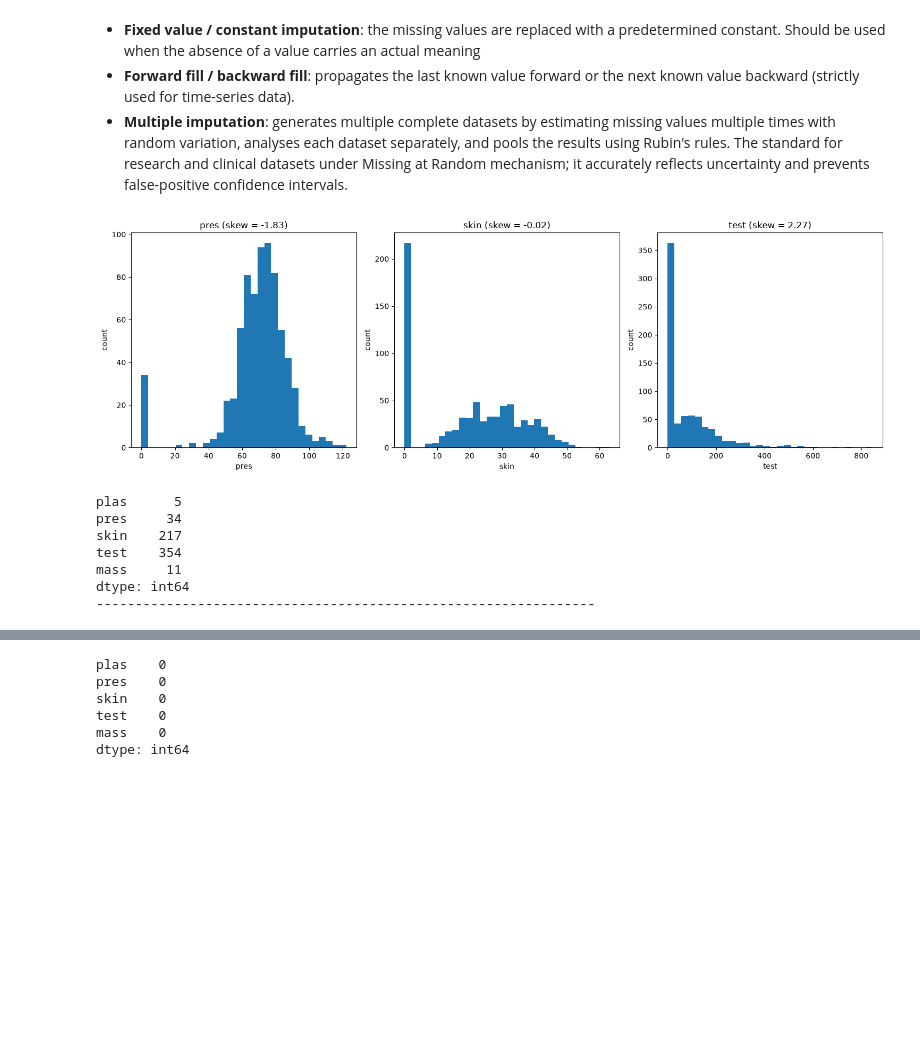
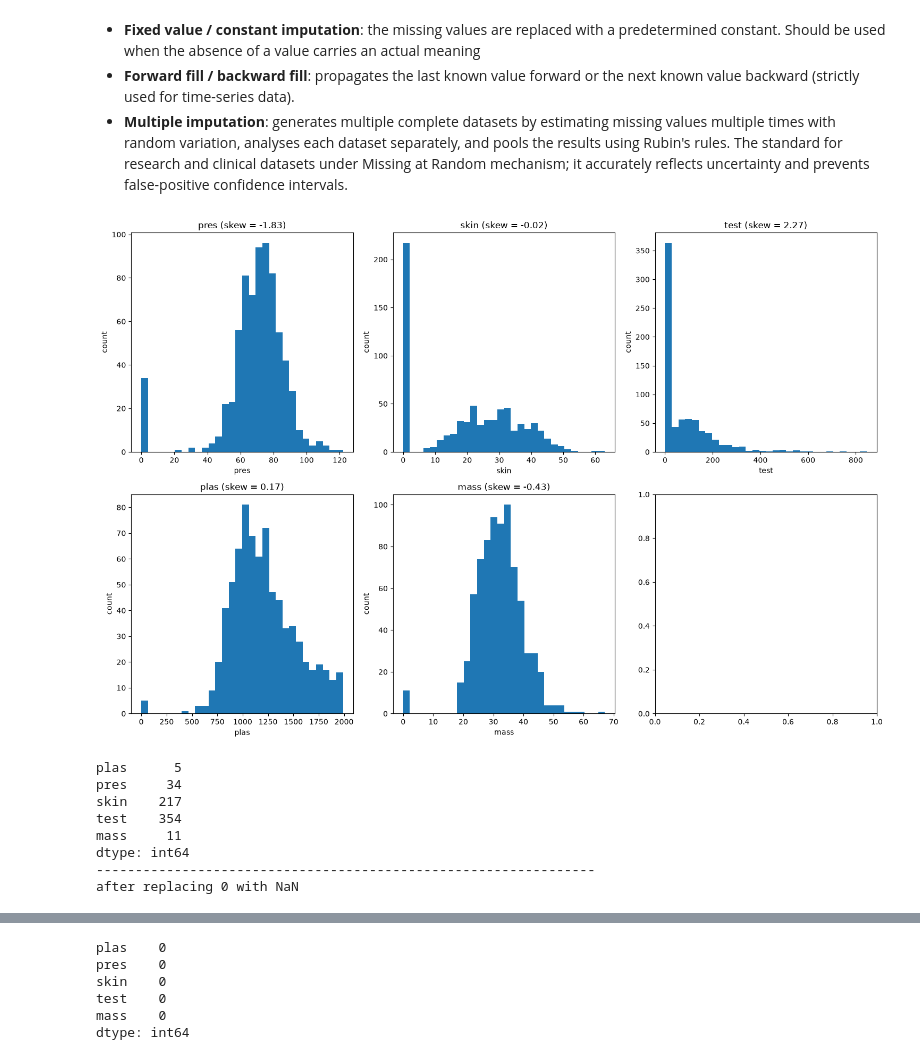
Before and after one commit to Mutohi-R/ml-lab, a Jupyter notebook: lab-assessment.ipynb, the cells around one changed output, grey strips where cells are left out. Cells and saved outputs as stored; diff of their text form; code cells hidden in the pictures; blank space fills up the shorter version.

Commit message:
plotted histogram for plas and mass

```diff
--- a/lab-assessment.ipynb
+++ b/lab-assessment.ipynb
@@ -103,43 +103,53 @@ There are different methods of replacing missing values in a dataset:
 - **Forward fill / backward fill**: propagates the last known value forward or the next known value backward (strictly used for time-series data).
 - **Multiple imputation**: generates multiple complete datasets by estimating missing values multiple times with random variation, analyses each dataset separately, and pools the results using Rubin's rules. The standard for research and clinical datasets under Missing at Random mechanism; it accurately reflects uncertainty and prevents false-positive confidence intervals.
 # %%
-df[['pres', 'skin', 'test']].skew()
+df[['pres', 'skin', 'test', 'plas', 'mass']].skew()
 
-cols = ['pres', 'skin', 'test']
+cols = ['pres', 'skin', 'test', 'plas', 'mass']
 
-fig, axes = plt.subplots(1, 3, figsize=(15, 5))
+fig, axes = plt.subplots(2, 3, figsize=(15, 10))
 
-for ax, col in zip(axes, cols):
+for ax, col in zip(axes.flatten(), cols):
     ax.hist(df[col].dropna(), bins=30) # dropna() is used to ignore NaN values in the histogram; histograms can't plot NaN values
     ax.set_title(f"{col} (skew = {df[col].skew():.2f})")
     ax.set_xlabel(col)
     ax.set_ylabel('count')
 
 plt.tight_layout()
 plt.show()
 
+# print(f"pres mean = {df.pres.mean()}")
+# print(f"pres median = {df.pres.median()}")
+
+# print(f"skin mean = {df.skin.mean()}")
+# print(f"skin median = {df.skin.median()}")
+
+# print(f"test mean = {df.test.mean()}")
+# print(f"test median = {df.test.median()}")
+
 print((df[['plas', 'pres', 'skin', 'test', 'mass']] == 0).sum())
 
 print('----------------------------------------------------------------')
+print('after replacing 0 with NaN')
 
 df = df.replace(0, np.nan) # convert 0 to NaN for the specified columns
 
-fig, axes = plt.subplots(1, 3, figsize=(15, 5))
+fig, axes = plt.subplots(2, 3, figsize=(15, 10))
 
-for ax, col in zip(axes, cols):
+for ax, col in zip(axes.flatten(), cols):
     ax.hist(
         df[col].dropna(), bins=30
     )  # dropna() is used to ignore NaN values in the histogram; histograms can't plot NaN values
     ax.set_title(f"{col} (skew = {df[col].skew():.2f})")
     ax.set_xlabel(col)
     ax.set_ylabel("count")
 
 plt.tight_layout()
 plt.show()
 
 print((df[["plas", "pres", "skin", "test", "mass"]] == 0).sum())
 # %% [output]
-[figure, old version]
+[figure, new version]
 plas      5
 pres     34
 skin    217
@@ -147,3 +157,4 @@ test    354
 mass     11
 dtype: int64
 ----------------------------------------------------------------
+after replacing 0 with NaN
```
Also changed, not shown: parts of 2 cells of this notebook.
